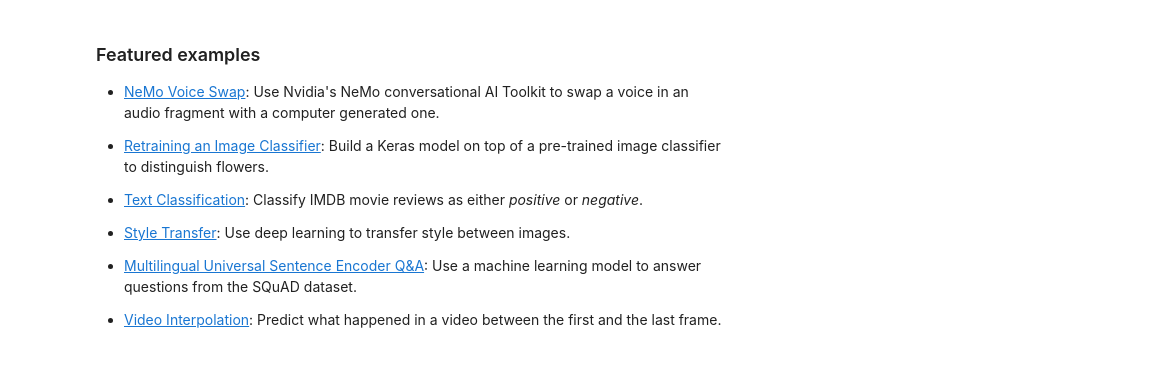
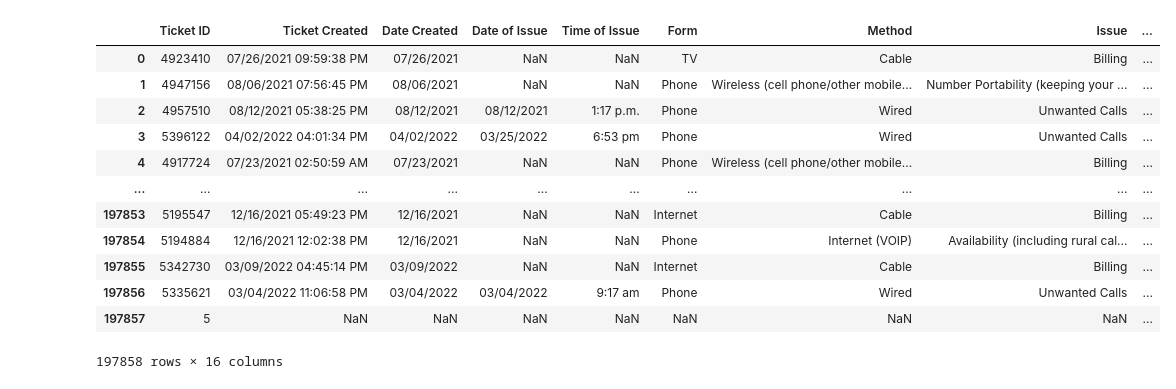
Before and after one commit to T-Vikas/AI, a Jupyter notebook: Welcome_To_Colaboratory.ipynb, the cells around one changed output. Saved outputs shown, nothing was run; the diff lists cells and outputs as text; code cells hidden in the pictures.

```diff
--- a/Welcome_To_Colaboratory.ipynb
+++ b/Welcome_To_Colaboratory.ipynb
@@ -137,18 +3,2 @@ These are a few of the notebooks from Google's online Machine Learning course. S
-# %% [markdown]
-<div class="markdown-google-sans">
-
-<a name="machine-learning-examples"></a>
-
-### Featured examples
-
-</div>
-
-- [NeMo Voice Swap](https://colab.research.google.com/github/NVIDIA/NeMo/blob/stable/tutorials/VoiceSwapSample.ipynb): Use Nvidia's NeMo conversational AI Toolkit to swap a voice in an audio fragment with a computer generated one.
-
-- [Retraining an Image Classifier](https://tensorflow.org/hub/tutorials/tf2_image_retraining): Build a Keras model on top of a pre-trained image classifier to distinguish flowers.
-- [Text Classification](https://tensorflow.org/hub/tutorials/tf2_text_classification): Classify IMDB movie reviews as either *positive* or *negative*.
-- [Style Transfer](https://tensorflow.org/hub/tutorials/tf2_arbitrary_image_stylization): Use deep learning to transfer style between images.
-- [Multilingual Universal Sentence Encoder Q&A](https://tensorflow.org/hub/tutorials/retrieval_with_tf_hub_universal_encoder_qa): Use a machine learning model to answer questions from the SQuAD dataset.
-- [Video Interpolation](https://tensorflow.org/hub/tutorials/tweening_conv3d): Predict what happened in a video between the first and the last frame.
 # %%
 import pandas as pd
@@ -154,0 +7,18 @@ import pandas as pd
+# %%
+data=pd.read_csv("CGB_-_Consumer_Complaints_Data.csv")
+# %%
+data
+# %% [output]
+|  | Ticket ID | Ticket Created | Date Created | Date of Issue | Time of Issue | Form | Method | Issue | ... |
+| 0 | 4923410 | 07/26/2021 09:59:38 PM | 07/26/2021 | NaN | NaN | TV | Cable | Billing | ... |
+| 1 | 4947156 | 08/06/2021 07:56:45 PM | 08/06/2021 | NaN | NaN | Phone | Wireless (cell phone/other mobile... | Number Portability (keeping your ... | ... |
+| 2 | 4957510 | 08/12/2021 05:38:25 PM | 08/12/2021 | 08/12/2021 | 1:17 p.m. | Phone | Wired | Unwanted Calls | ... |
+| 3 | 5396122 | 04/02/2022 04:01:34 PM | 04/02/2022 | 03/25/2022 | 6:53 pm | Phone | Wired | Unwanted Calls | ... |
+| 4 | 4917724 | 07/23/2021 02:50:59 AM | 07/23/2021 | NaN | NaN | Phone | Wireless (cell phone/other mobile... | Billing | ... |
+| ... | ... | ... | ... | ... | ... | ... | ... | ... | ... |
+| 197853 | 5195547 | 12/16/2021 05:49:23 PM | 12/16/2021 | NaN | NaN | Internet | Cable | Billing | ... |
+| 197854 | 5194884 | 12/16/2021 12:02:38 PM | 12/16/2021 | NaN | NaN | Phone | Internet (VOIP) | Availability (including rural cal... | ... |
+| 197855 | 5342730 | 03/09/2022 04:45:14 PM | 03/09/2022 | NaN | NaN | Internet | Cable | Billing | ... |
+| 197856 | 5335621 | 03/04/2022 11:06:58 PM | 03/04/2022 | 03/04/2022 | 9:17 am | Phone | Wired | Unwanted Calls | ... |
+| 197857 | 5 | NaN | NaN | NaN | NaN | NaN | NaN | NaN | ... |
+197858 rows × 16 columns
```
Also changed, not shown: parts of 22 cells of this notebook.
